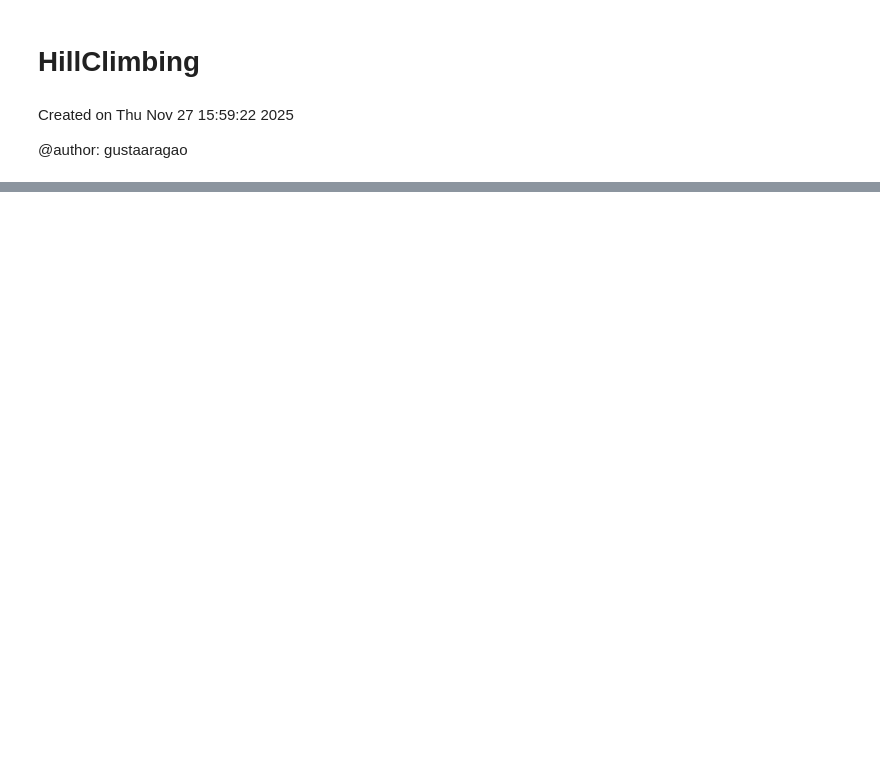
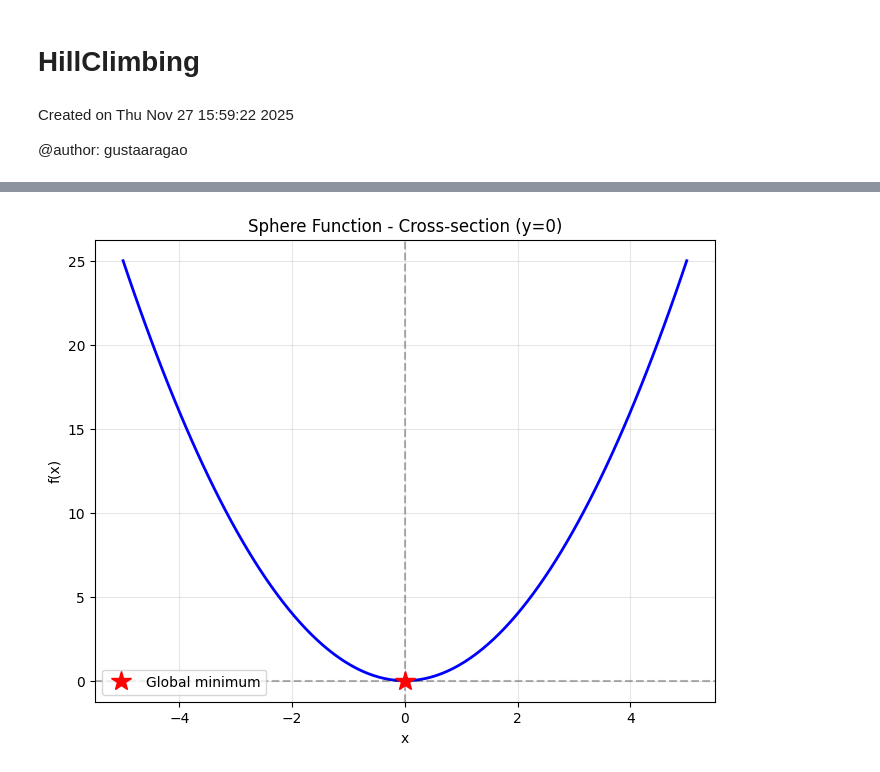
Before and after one commit to DCOMP-UFS/PyManyobjective, a Jupyter notebook: HillClimbing.ipynb, the cells around one changed output, grey strips where cells are left out. Saved outputs shown, nothing was run; the diff lists cells and outputs as text; code cells hidden in the pictures; blank space fills up the shorter version.

```diff
--- a/HillClimbing.ipynb
+++ b/HillClimbing.ipynb
@@ -70,0 +111,15 @@ df
+# %%
+# Cross-section (1D slice at y=0)
+fig, ax = plt.subplots(figsize=(8, 6))
+ax.plot(x, x**2, 'b-', linewidth=2)
+ax.set_xlabel('x')
+ax.set_ylabel('f(x)')
+ax.set_title('Sphere Function - Cross-section (y=0)')
+ax.grid(True, alpha=0.3)
+ax.axhline(y=0, color='k', linestyle='--', alpha=0.3)
+ax.axvline(x=0, color='k', linestyle='--', alpha=0.3)
+ax.plot(0, 0, 'r*', markersize=15, label='Global minimum')
+ax.legend()
+plt.show()
+# %% [output]
+[figure, added]
```
Also changed, not shown: parts of 6 cells of this notebook.
